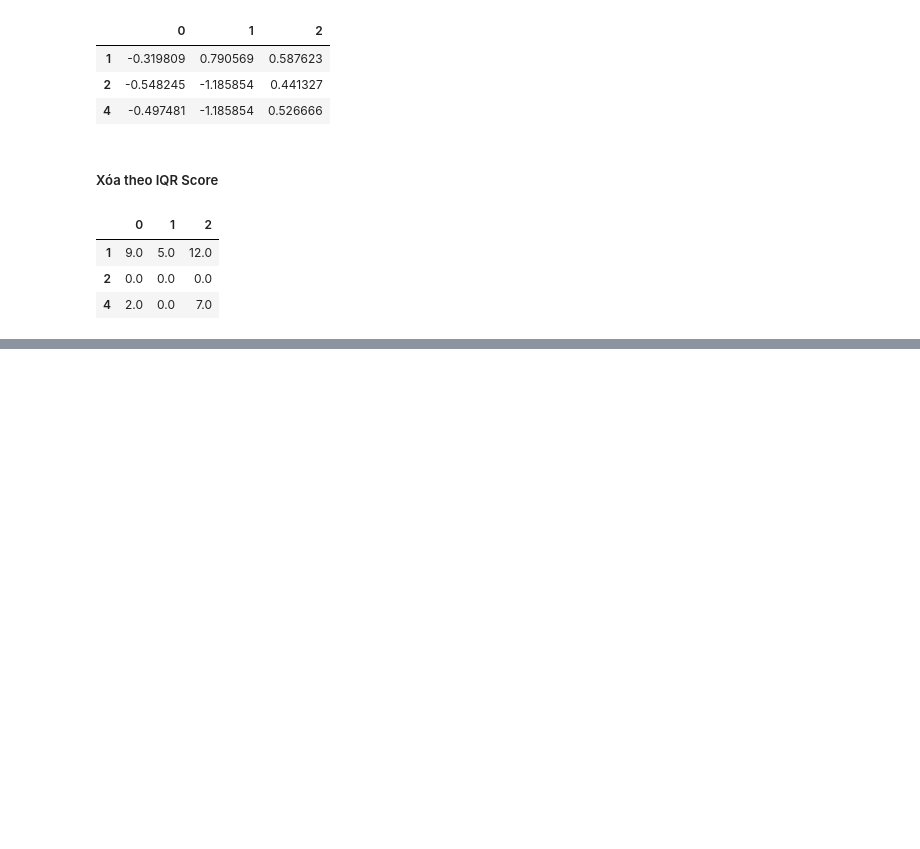
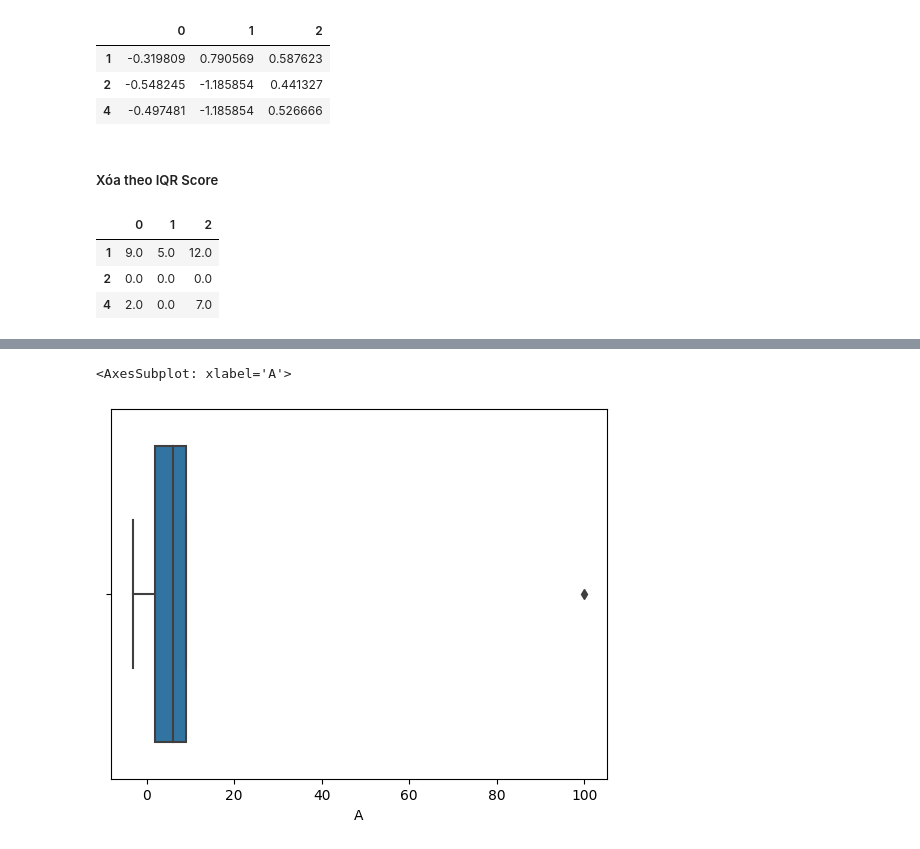
Before and after one commit to BIMSangDQ/BTVN, a Jupyter notebook: 221115_Tiền xử lý dữ liệu.ipynb, the cells around one changed output, grey strips where cells are left out. Saved outputs shown, nothing was run; the diff lists cells and outputs as text; code cells hidden in the pictures; blank space fills up the shorter version.

```diff
--- a/221115_Tiền xử lý dữ liệu.ipynb
+++ b/221115_Tiền xử lý dữ liệu.ipynb
@@ -338,0 +359,7 @@ df
+# %%
+df = pd.DataFrame([[100, 6, 5],
+                  [9, 5, 12],
+                  [6, 1, 0],
+                  [-3, 4, -200],
+                  [2, 0, 7]], columns=['A', 'B', 'C'])
+df
@@ -338,0 +394,7 @@ df
+# %%
+import seaborn as sns
+
+sns.boxplot(x = df['A'])
+# %% [output]
+<AxesSubplot: xlabel='A'>
+[figure, added]
```
Also changed, not shown: parts of 18 cells of this notebook, 3 other files.
